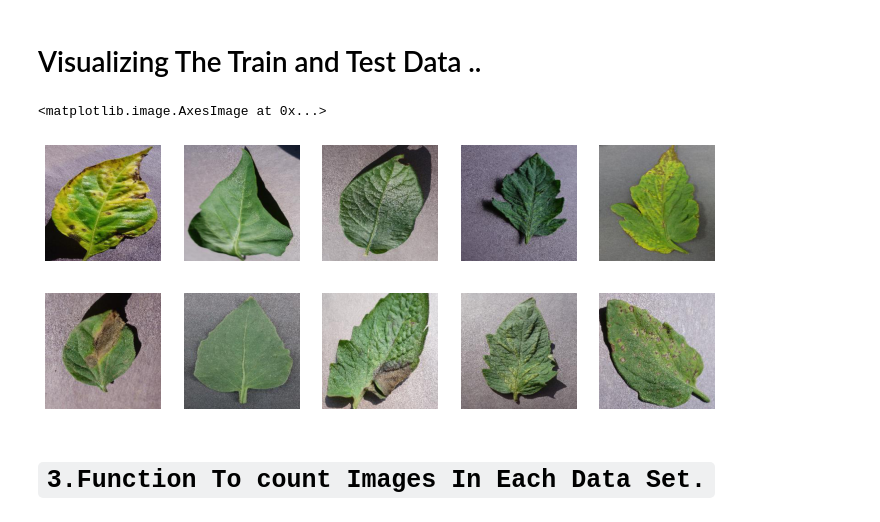
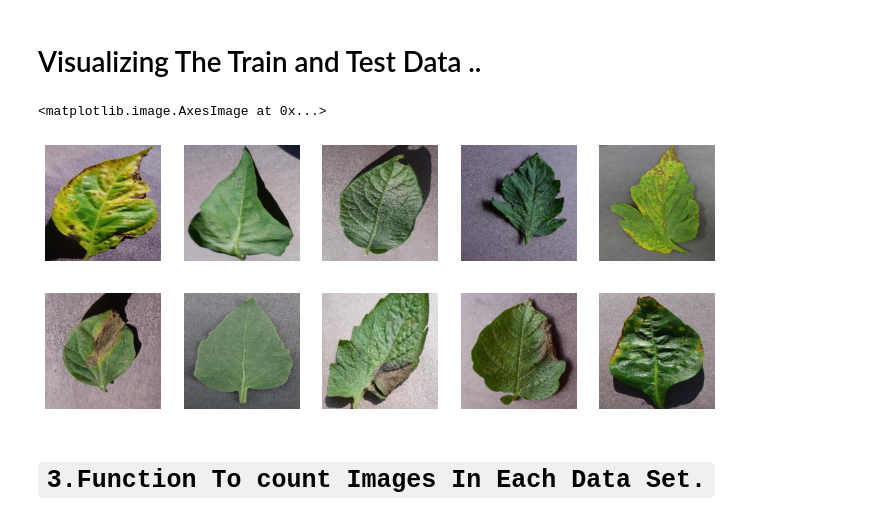
Before and after one commit to Amar234/plant_disease, a Jupyter notebook: plants_disease_crop(1).ipynb, the cells around one changed output. Saved outputs shown, nothing was run; the diff lists cells and outputs as text; code cells hidden in the pictures.

```diff
--- a/plants_disease_crop(1).ipynb
+++ b/plants_disease_crop(1).ipynb
@@ -68,36 +68,36 @@ plt.imshow(img)
 sp = plt.subplot(2, 5, 5)
 sp.axis('Off')
 img = mpimg.imread("/content/drive/MyDrive/plant_disease/Train_Dir-20210117T101808Z-001/Train_Dir/Tomato_Bacterial_spot/022e8a4a-9297-4de3-88a5-ee7aa46dd526___UF.GRC_BS_Lab Leaf 8682.JPG")
 plt.imshow(img)
 
 
 sp = plt.subplot(2, 5, 6)
 sp.axis('Off')
 img = mpimg.imread("/content/drive/MyDrive/plant_disease/Train_Dir-20210117T101808Z-001/Train_Dir/Tomato_Early_blight/01861c93-ea8b-4820-aaa8-cc6003b3e75b___RS_Erly.B 7855.JPG")
 plt.imshow(img)
 
 sp = plt.subplot(2, 5, 7)
 sp.axis('Off')
 img = mpimg.imread("/content/drive/MyDrive/plant_disease/Train_Dir-20210117T101808Z-001/Train_Dir/Tomato_healthy/025bc454-a051-42d2-b547-316f8cc3dc55___GH_HL Leaf 297.JPG")
 plt.imshow(img)
 
 sp = plt.subplot(2, 5, 8)
 sp.axis('Off')
 img = mpimg.imread("/content/drive/MyDrive/plant_disease/Train_Dir-20210117T101808Z-001/Train_Dir/Tomato_Late_blight/021ca736-df21-458a-9010-fab4803f08fe___RS_Late.B 7010.JPG")
 plt.imshow(img)
 
 sp = plt.subplot(2, 5, 9)
 sp.axis('Off')
-img = mpimg.imread("/content/drive/MyDrive/plant_disease/Train_Dir-20210117T101808Z-001/Train_Dir/Tomato_Spider_mites_Two_spotted_spider_mite/01854aac-d409-4136-b885-3df6943cc349___Com.G_SpM_FL 1374.JPG")
+img = mpimg.imread("/content/drive/MyDrive/plant_disease/Test_Dir-20210117T101806Z-001/Test_Dir/Potato___Late_blight/04b964fd-7033-4cdf-88ef-b1acbcd8183a___RS_LB 2783.JPG")
 plt.imshow(img)
 
 sp = plt.subplot(2, 5, 10)
 sp.axis('Off')
-img = mpimg.imread("/content/drive/MyDrive/plant_disease/Train_Dir-20210117T101808Z-001/Train_Dir/Tomato_Septoria_leaf_spot/1747b1ad-eb6e-457b-a979-cead92fc123e___Matt.S_CG 7591.JPG")
+img = mpimg.imread("/content/drive/MyDrive/plant_disease/Test_Dir-20210117T101806Z-001/Test_Dir/Pepper__bell___Bacterial_spot/01ebc916-4793-40a3-b5e4-a32687e4fa3d___NREC_B.Spot 9125.JPG")
 plt.imshow(img)
 # %% [output]
 <matplotlib.image.AxesImage at 0x...>
-[figure, old version]
+[figure, new version]
 # %% [markdown]
 # `3.Function To count Images In Each Data Set.`
 # %%
```
Also changed, not shown: parts of 8 cells of this notebook.
